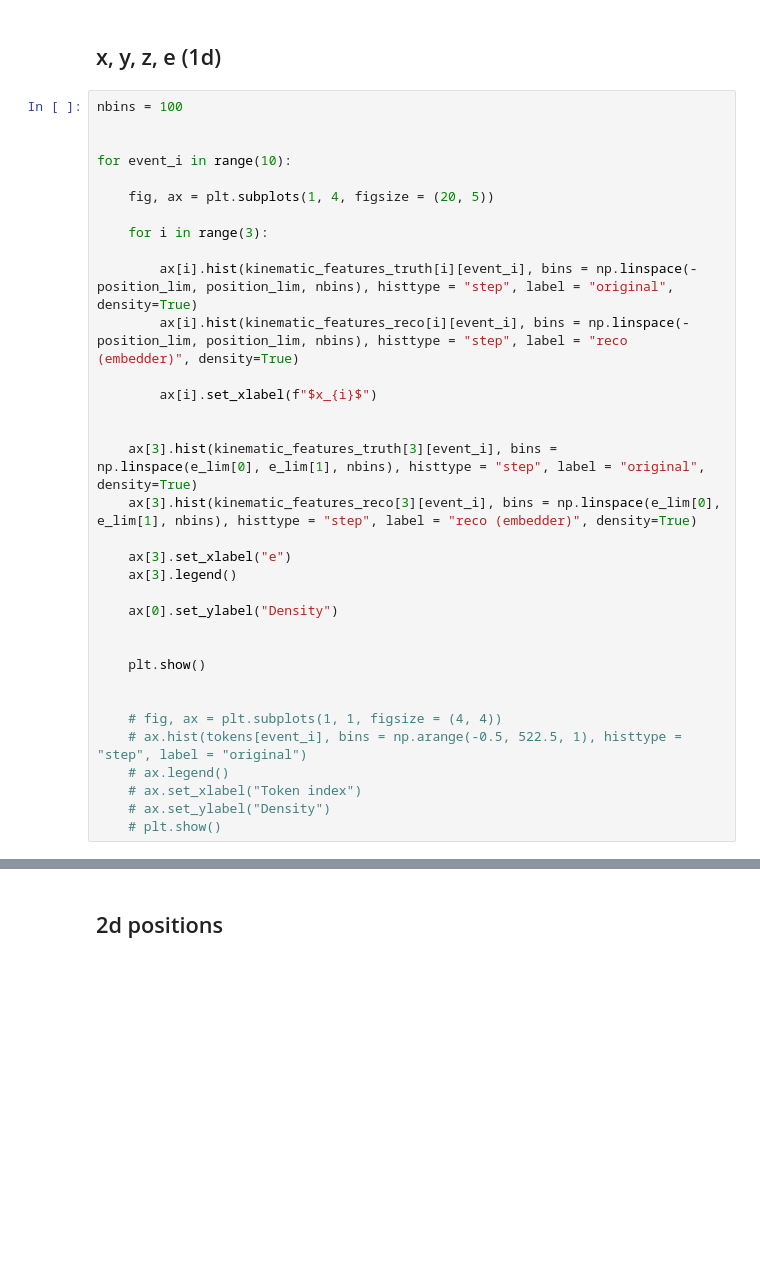
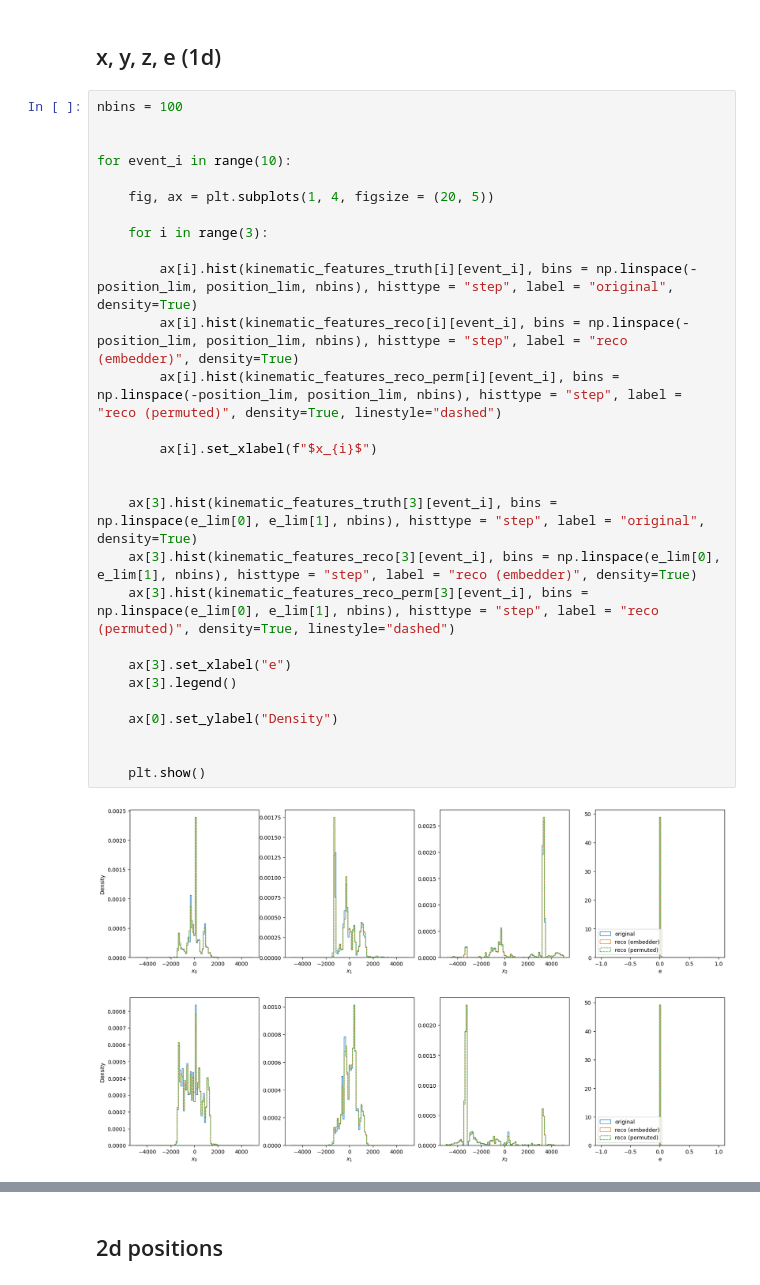
Before and after one commit to erwulff/particlemind, a Jupyter notebook: src/compare_generated_samples_reco_only_augs.ipynb, the cells around one changed output, grey strips where cells are left out. Drawn from its saved outputs; the diff is of its cells as text; blank space fills up the shorter version.

```diff
--- a/src/compare_generated_samples_reco_only_augs.ipynb
+++ b/src/compare_generated_samples_reco_only_augs.ipynb
@@ -305,34 +354,31 @@ ax.set_yscale("log")
 # %%
 nbins = 100
 
 
 for event_i in range(10):
 
     fig, ax = plt.subplots(1, 4, figsize = (20, 5))
 
     for i in range(3):
 
         ax[i].hist(kinematic_features_truth[i][event_i], bins = np.linspace(-position_lim, position_lim, nbins), histtype = "step", label = "original", density=True)
         ax[i].hist(kinematic_features_reco[i][event_i], bins = np.linspace(-position_lim, position_lim, nbins), histtype = "step", label = "reco (embedder)", density=True)
+        ax[i].hist(kinematic_features_reco_perm[i][event_i], bins = np.linspace(-position_lim, position_lim, nbins), histtype = "step", label = "reco (permuted)", density=True, linestyle="dashed")
 
         ax[i].set_xlabel(f"$x_{i}$")
 
 
     ax[3].hist(kinematic_features_truth[3][event_i], bins = np.linspace(e_lim[0], e_lim[1], nbins), histtype = "step", label = "original", density=True)
     ax[3].hist(kinematic_features_reco[3][event_i], bins = np.linspace(e_lim[0], e_lim[1], nbins), histtype = "step", label = "reco (embedder)", density=True)
+    ax[3].hist(kinematic_features_reco_perm[3][event_i], bins = np.linspace(e_lim[0], e_lim[1], nbins), histtype = "step", label = "reco (permuted)", density=True, linestyle="dashed")
 
     ax[3].set_xlabel("e")
     ax[3].legend()
 
     ax[0].set_ylabel("Density")
 
 
     plt.show()
-
-
-    # fig, ax = plt.subplots(1, 1, figsize = (4, 4))
-    # ax.hist(tokens[event_i], bins = np.arange(-0.5, 522.5, 1), histtype = "step", label = "original")
-    # ax.legend()
-    # ax.set_xlabel("Token index")
-    # ax.set_ylabel("Density")
-    # plt.show()
+# %% [output]
+[figure, added]
+[figure, added]
```
Also changed, not shown: parts of 13 cells of this notebook, 6 other files.
